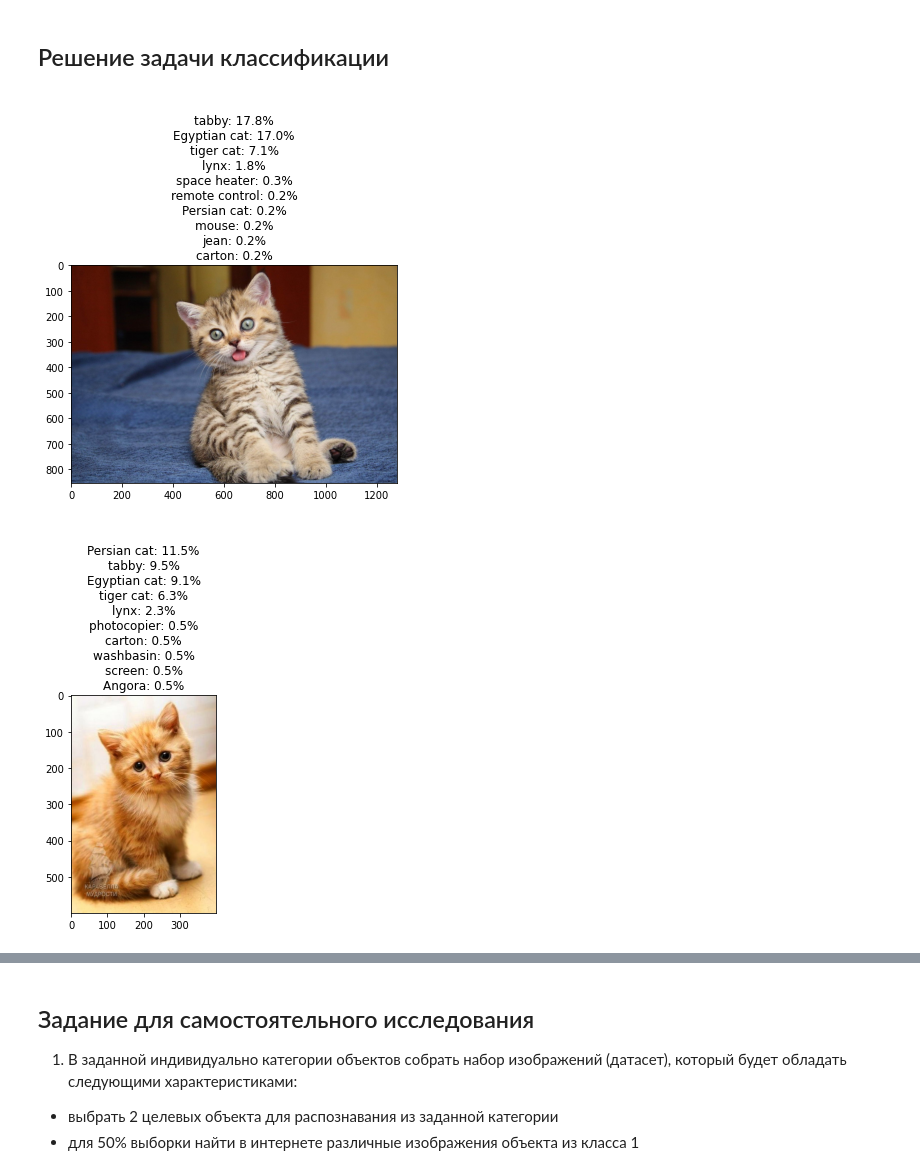
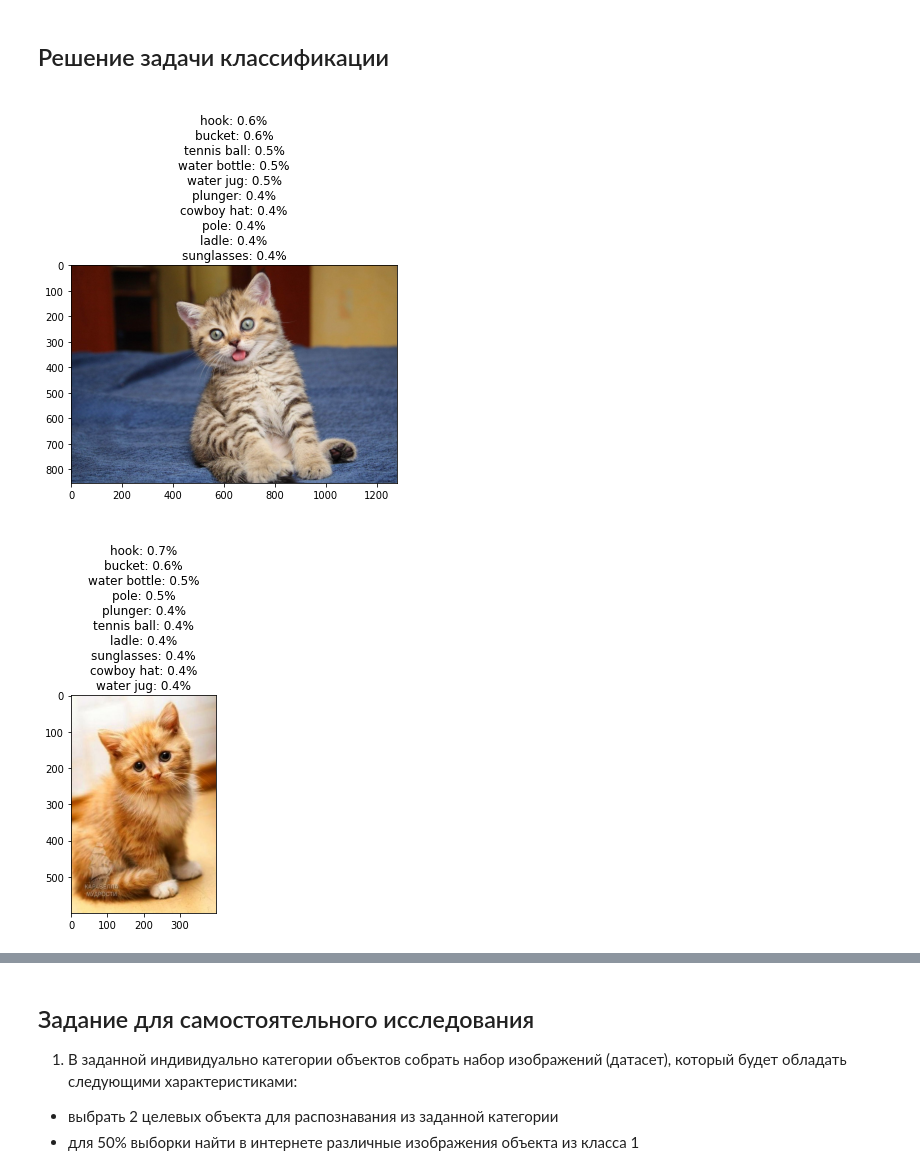
Before and after one commit to ant-nik/neural_network_course, a Jupyter notebook: neuro_practice_1.ipynb, the cells around one changed output, grey strips where cells are left out. Drawn from its saved outputs; the diff is of its cells as text; code cells hidden in the pictures.

Commit message:
fix a typo in practice No 1 for DenseNet initialization

```diff
--- a/neuro_practice_1.ipynb
+++ b/neuro_practice_1.ipynb
@@ -31,7 +31,7 @@ resNet50 = {
 
 denseNet = {
     # https://arxiv.org/abs/1608.06993
-    'model': models.densenet201(weights=models.DenseNet201_Weights),
+    'model': models.densenet201(weights=models.DenseNet201_Weights.DEFAULT),
     'weights': models.DenseNet201_Weights.DEFAULT,
     'preprocess': models.DenseNet201_Weights.DEFAULT.transforms()
 }
@@ -131,7 +129,7 @@ animals = '''
 # %% [markdown]
 ## Решение задачи классификации
 # %%
-test1 = process(resNet50, simple, 10)
+test1 = process(denseNet, simple, 10)
 # %% [output]
-[figure, old version]
+[figure, new version]
-[figure, old version]
+[figure, new version]
```
Also changed, not shown: parts of 2 cells of this notebook.
